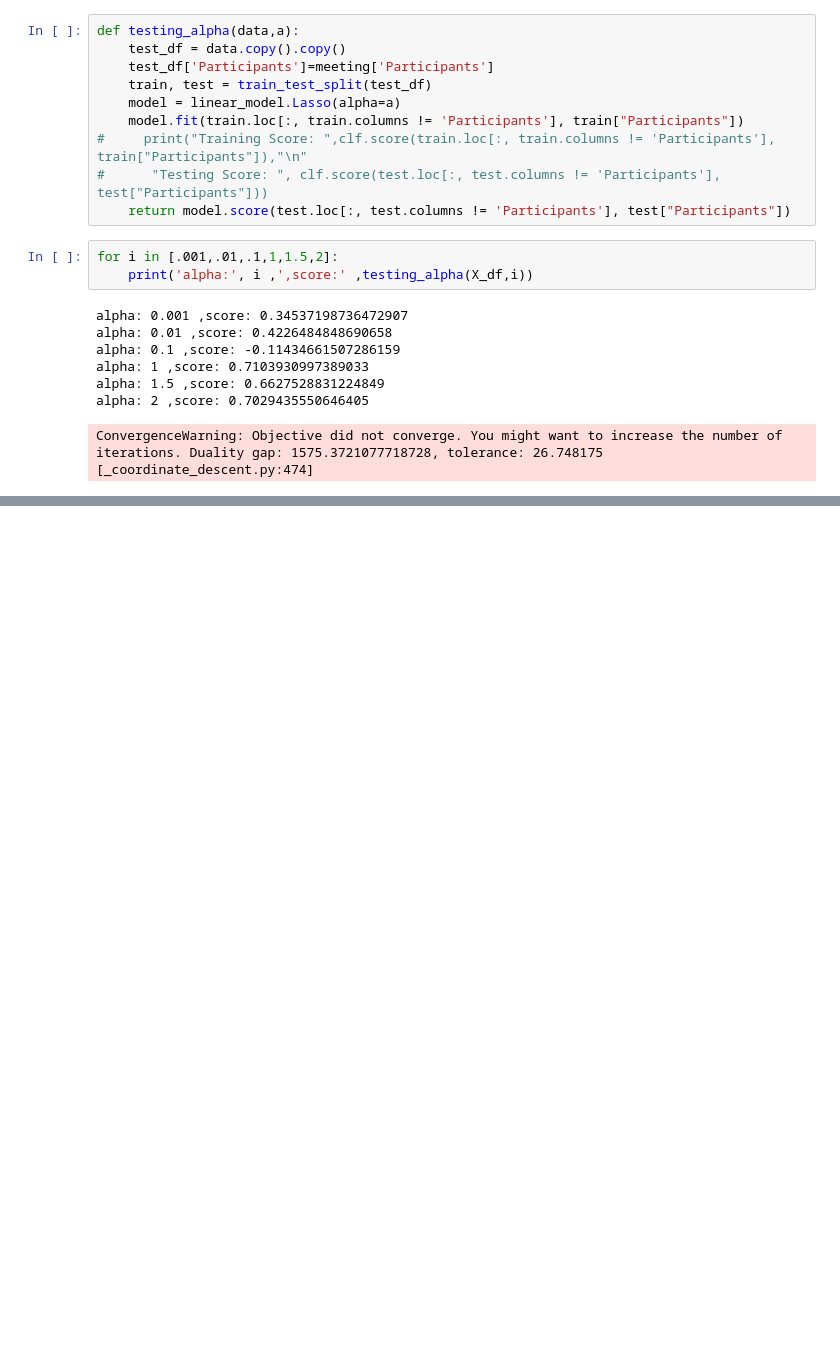
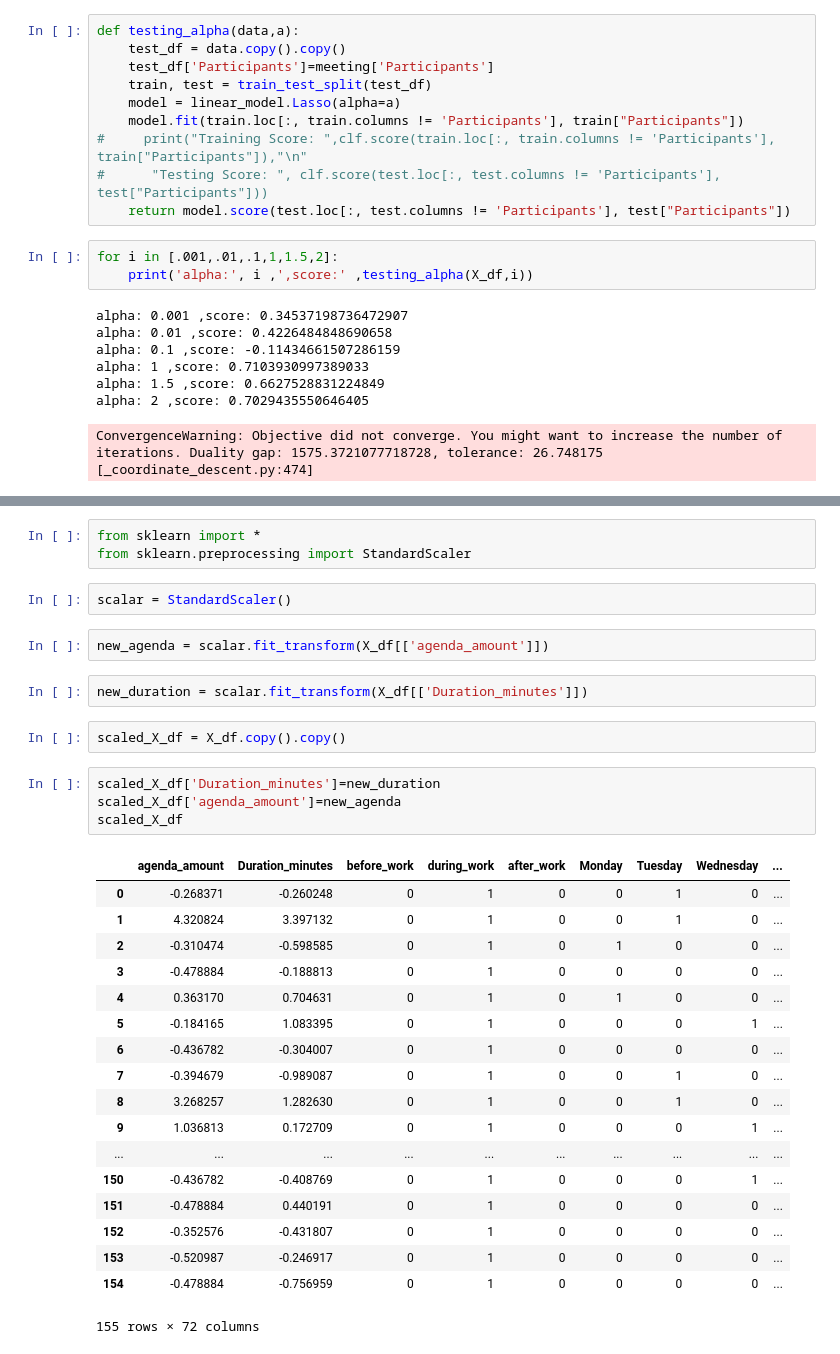
Before and after one commit to terryghanty/cs638, a Jupyter notebook: meetings/Lasso.ipynb, the cells around one changed output, grey strips where cells are left out. Drawn from its saved outputs; the diff is of its cells as text; blank space fills up the shorter version.

```diff
--- a/meetings/Lasso.ipynb
+++ b/meetings/Lasso.ipynb
@@ -941,0 +941,34 @@ ConvergenceWarning: Objective did not converge. You might want to increase the n
+# %%
+from sklearn import *
+from sklearn.preprocessing import StandardScaler
+# %%
+scalar = StandardScaler()
+# %%
+new_agenda = scalar.fit_transform(X_df[['agenda_amount']])
+# %%
+new_duration = scalar.fit_transform(X_df[['Duration_minutes']])
+# %%
+scaled_X_df = X_df.copy().copy()
+# %%
+scaled_X_df['Duration_minutes']=new_duration
+scaled_X_df['agenda_amount']=new_agenda
+scaled_X_df
+# %% [output]
+|  | agenda_amount | Duration_minutes | before_work | during_work | after_work | Monday | Tuesday | Wednesday | ... |
+| 0 | -0.268371 | -0.260248 | 0 | 1 | 0 | 0 | 1 | 0 | ... |
+| 1 | 4.320824 | 3.397132 | 0 | 1 | 0 | 0 | 1 | 0 | ... |
+| 2 | -0.310474 | -0.598585 | 0 | 1 | 0 | 1 | 0 | 0 | ... |
+| 3 | -0.478884 | -0.188813 | 0 | 1 | 0 | 0 | 0 | 0 | ... |
+| 4 | 0.363170 | 0.704631 | 0 | 1 | 0 | 1 | 0 | 0 | ... |
+| 5 | -0.184165 | 1.083395 | 0 | 1 | 0 | 0 | 0 | 1 | ... |
+| 6 | -0.436782 | -0.304007 | 0 | 1 | 0 | 0 | 0 | 0 | ... |
+| 7 | -0.394679 | -0.989087 | 0 | 1 | 0 | 0 | 1 | 0 | ... |
+| 8 | 3.268257 | 1.282630 | 0 | 1 | 0 | 0 | 1 | 0 | ... |
+| 9 | 1.036813 | 0.172709 | 0 | 1 | 0 | 0 | 0 | 1 | ... |
+| ... | ... | ... | ... | ... | ... | ... | ... | ... | ... |
+| 150 | -0.436782 | -0.408769 | 0 | 1 | 0 | 0 | 0 | 1 | ... |
+| 151 | -0.478884 | 0.440191 | 0 | 1 | 0 | 0 | 0 | 0 | ... |
+| 152 | -0.352576 | -0.431807 | 0 | 1 | 0 | 0 | 0 | 0 | ... |
+| 153 | -0.520987 | -0.246917 | 0 | 1 | 0 | 0 | 0 | 0 | ... |
+| 154 | -0.478884 | -0.756959 | 0 | 1 | 0 | 0 | 0 | 0 | ... |
+155 rows × 72 columns
```
Also changed, not shown: parts of 18 cells of this notebook, 2 other files.
